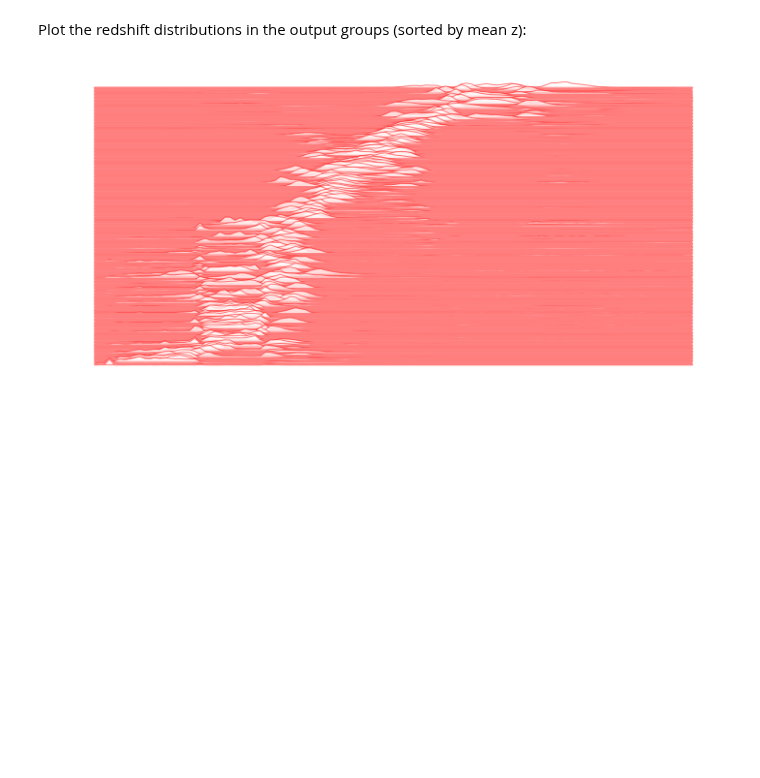
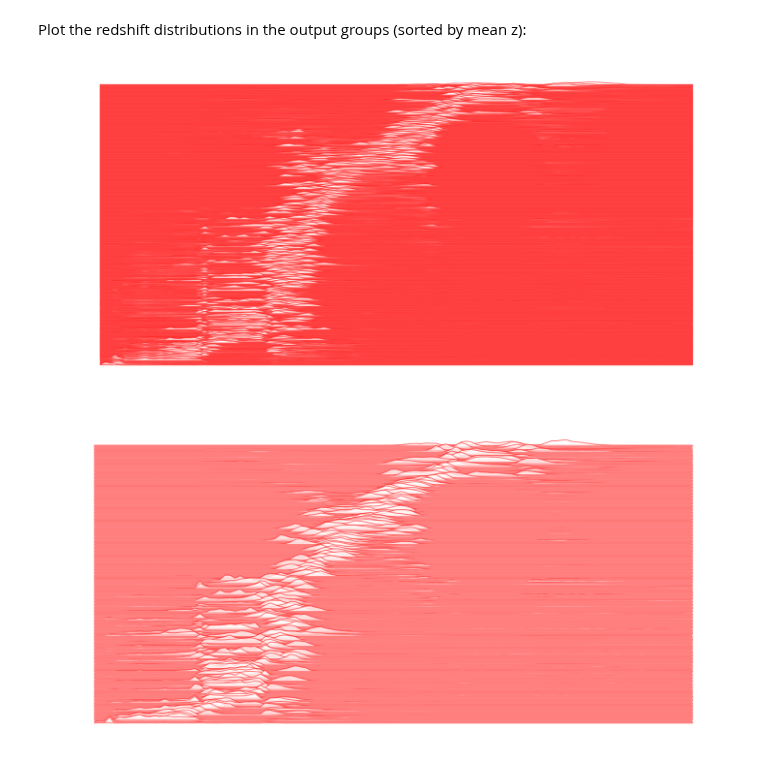
Before and after one commit to dkirkby/zotbin, a Jupyter notebook: Group.ipynb, the cells around one changed output. Saved outputs shown, nothing was run; the diff lists cells and outputs as text; code cells hidden in the pictures; blank space fills up the shorter version.

```diff
--- a/Group.ipynb
+++ b/Group.ipynb
@@ -165,6 +145,10 @@ save_groups_new(f'groups_{npct}_{nzbin}_{ngrp}_nowgt.npz', zedges, fedges2, grpi
 -rw-rw-r-- 1 dkirkby dkirkby 566K Aug 31 19:27 groups_20_120_200.npz
 # %% [markdown]
 Plot the redshift distributions in the output groups (sorted by mean z):
+# %%
+plotzgrp(zhist)
+# %% [output]
+[figure, added]
 # %%
 plotzgrp(zhist)
 # %% [output]
```
Also changed, not shown: parts of 8 cells of this notebook.
